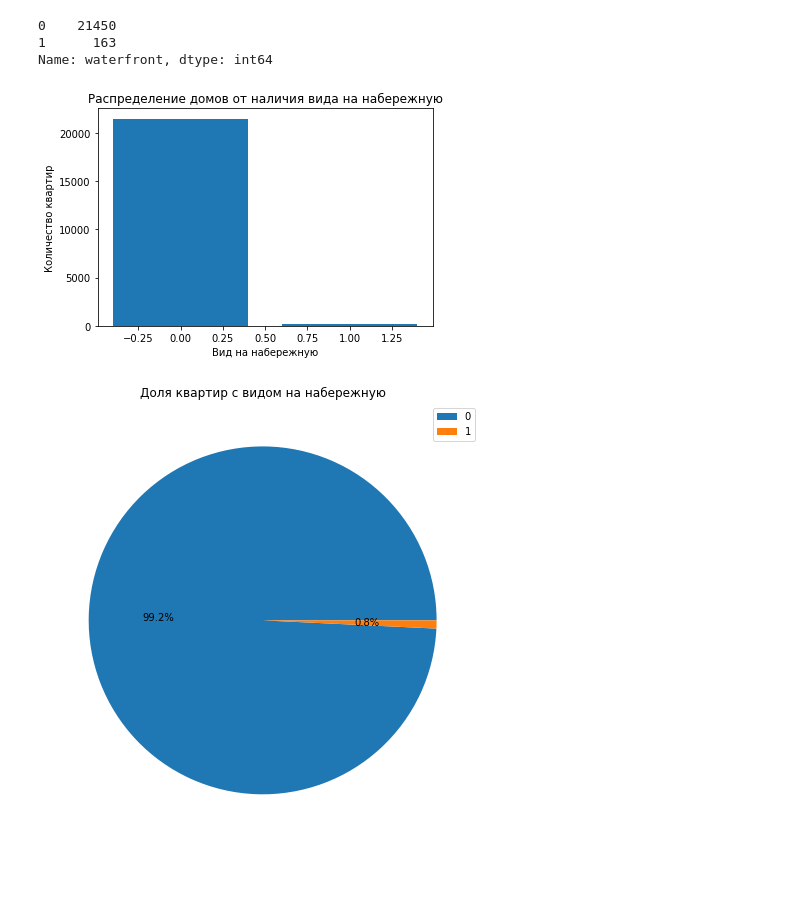
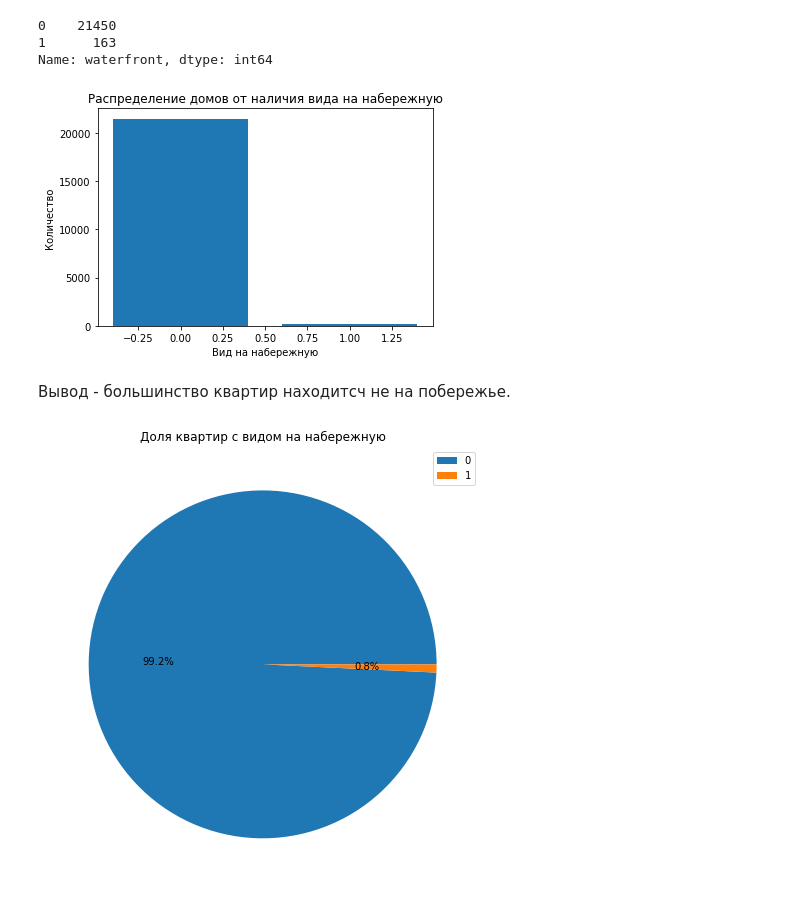
Before and after one commit to NataliaRyabkova/Python-analitic, a Jupyter notebook: ДЗ4.ipynb, the cells around one changed output. Cells and saved outputs as stored; diff of their text form; code cells hidden in the pictures; blank space fills up the shorter version.

```diff
--- a/ДЗ4.ipynb
+++ b/ДЗ4.ipynb
@@ -89,12 +95,14 @@ Name: waterfront, dtype: int64
 # %%
 plt.figure(figsize=(6, 4))
 plt.bar(m.index, m.values)
 plt.hist(df['waterfront'], bins=15)
 plt.title('Распределение домов от наличия вида на набережную')
 plt.xlabel('Вид на набережную')
-plt.ylabel('Количество квартир');
+plt.ylabel('Количество');
 # %% [output]
-[figure, old version]
+[figure, new version]
+# %% [markdown]
+Вывод - большинство квартир находитсч не на побережье.
 # %%
 plt.figure(figsize=(12, 8))
 
```
Also changed, not shown: parts of 10 cells of this notebook.
